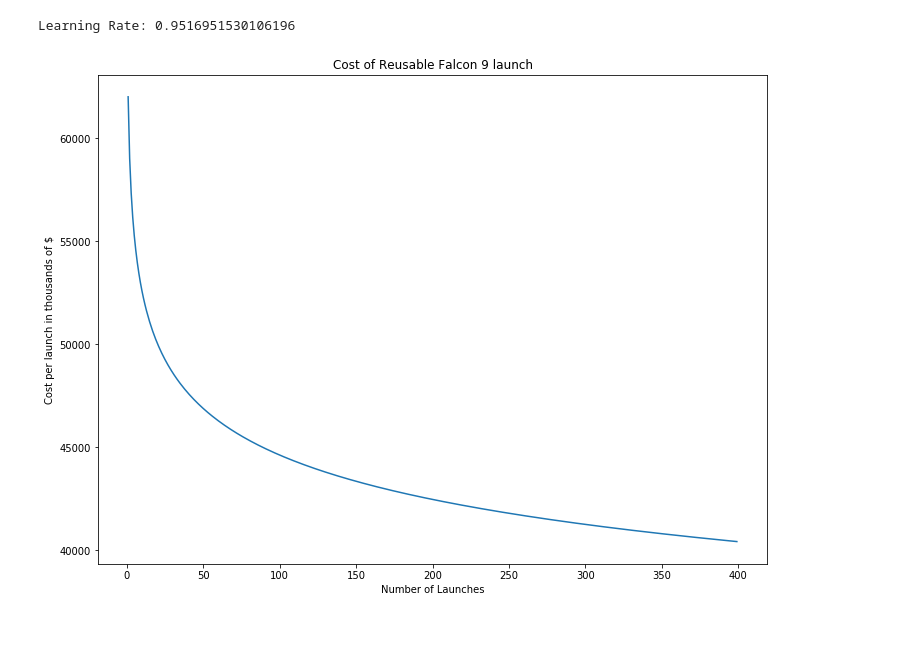
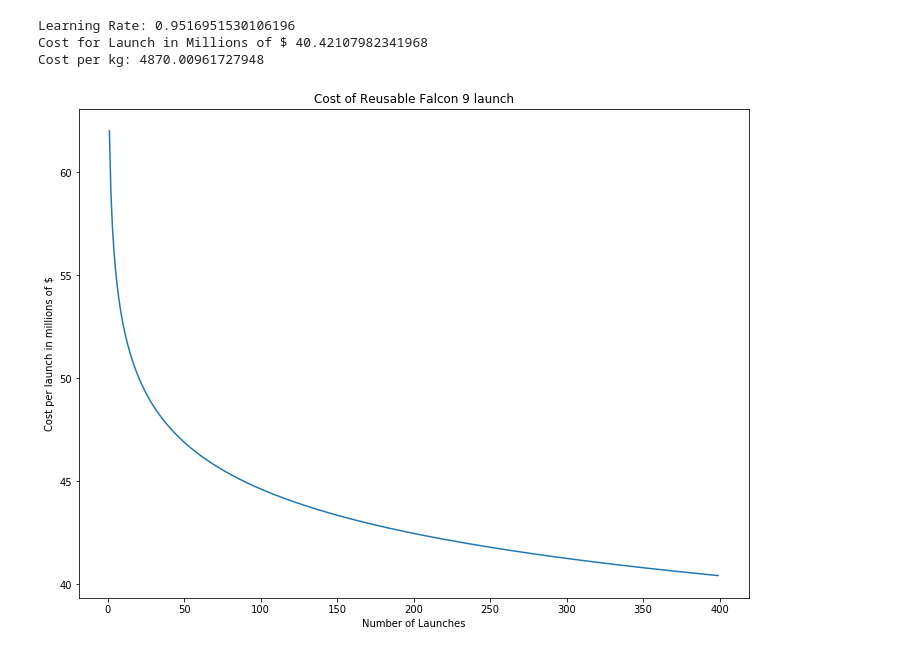
Before and after one commit to candaceyee/Space-Based-Solar, a Jupyter notebook: Falcon 9 Learning curve.ipynb, the cells around one changed output. Drawn from its saved outputs; the diff is of its cells as text; code cells hidden in the pictures.

Commit message:
Updated Learning Curves

```diff
--- a/Falcon 9 Learning curve.ipynb
+++ b/Falcon 9 Learning curve.ipynb
@@ -2,26 +2,34 @@
 import math
 import numpy as np
 import matplotlib.pyplot as plt
-def make_lc(initial_cost, lr=.9, maxUnits=400, minUnits=1):  #all figures in $ launch cost
+def make_lc(initial_cost, lr=.9, maxUnits=400, minUnits=1, numberOfLaunches=None):  #all figures in $ launch cost
     outputs = []
     for i in np.arange(minUnits, maxUnits):
-        outputs.append(initial_cost * (lr ** math.log(i, 2)))
+        outputs.append(initial_cost * (lr ** math.log(i, 2))) #outputs.append(initial_cost * (i ** (math.log(lr, 10) / math.log(2, 10))))   equivalent formula
+    if numberOfLaunches == None:
+        print('Cost for Launch in Millions of $ ' + str(outputs[-1]))
+        print('Cost per kg: ' +  str((outputs[-1] * 1000000) / 8300)) #capacity to GTO from https://www.spacex.com/vehicles/falcon-9/
+    else:
+        print('Cost per kg with ' + str(numberOfLaunches) + ' launches per first stage: ' +  str((outputs[-1] * 1000000) / 8300))
     return [np.arange(minUnits, maxUnits), np.array(outputs)]
 # %%
-def show_lc(inputs=[[], []]): #deafualt arg to show shape of inputs, output of make_lc can be passed in directly
+#very conservative inital estimate based on prices currently being charged
+def show_curve(inputs=[[], []], title='Cost of Reusable Falcon 9 launch'): #deafualt arg to show shape of inputs, output of make_lc can be passed in directly
     fig = plt.figure(figsize=(12, 9))
     plt.plot(inputs[0], inputs[1])
-    plt.title('Cost of Reusable Falcon 9 launch')
+    plt.title(title)
     plt.xlabel('Number of Launches')
-    plt.ylabel('Cost per launch in thousands of $')
+    plt.ylabel('Cost per launch in millions of $')
 
-initial_cost = 62000
-second_cost = ((57000-15000) / 14) + 13000 + 15000 #cost of reusable portion of rocket divided over two launches
+initial_cost = 62
+second_cost = ((57-15) / 14) + 13 + 15 #cost of reusable portion of rocket divided over 14 launches
 lr = (second_cost/initial_cost) ** (1/14)
 
-#plus development costs split over all launches plus cost of non-reusable portion, Source: https://www.elonx.net/how-much-does-it-cost-to-launch-a-reused-falcon-9-elon-musk-explains-why-reusability-is-worth-it/
+#plus development costs split over all launches plus cost of non-reusable portion, Source:
 print('Learning Rate:', lr)
-show_lc(make_lc(62000, lr=lr))
+show_curve(make_lc(62, lr=lr))
 # %% [output]
 Learning Rate: 0.9516951530106196
+Cost for Launch in Millions of $ 40.42107982341968
+Cost per kg: 4870.00961727948
-[figure, old version]
+[figure, new version]
```
Also changed, not shown: parts of 5 cells of this notebook, 1 other file.
